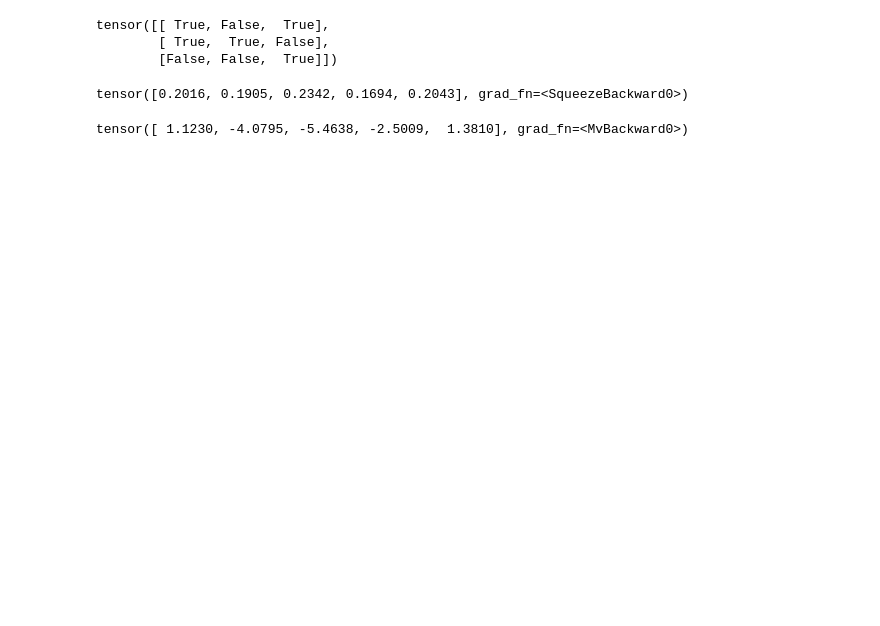
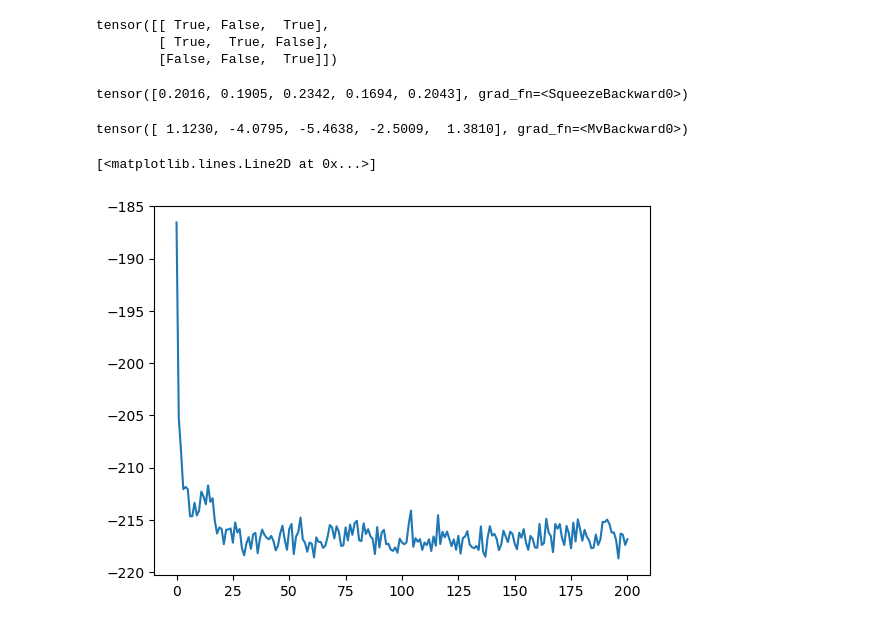
Before and after one commit to stecrotti/Aptamer2025py, a Jupyter notebook: models/scripting.ipynb, the cells around one changed output. Saved outputs shown, nothing was run; the diff lists cells and outputs as text; code cells hidden in the pictures; blank space fills up the shorter version.

Commit message:
metropolis seems to work

```diff
--- a/models/scripting.ipynb
+++ b/models/scripting.ipynb
@@ -89,6 +92,9 @@ class Potts(EnergyModel):
         coupling_term = torch.sum(x_flat * (x_flat @ couplings_flat), dim=1)
         return - bias_term - 0.5 * coupling_term
 
+    def forward(self, x):
+        return self.compute_energy(x)
+
     def set_zerosum_gauge(self):
         h = self.h
         self.h = h - h.mean(dim=1, keepdim=True)
@@ -405,0 +454,37 @@ for t in range(2):
+# %%
+q = 4
+L = 45
+
+k = torch.randn(L, q)
+h = torch.randn(L, q)
+J = torch.randn(L, q, L, q)
+
+round_tree = RoundTree(n_modes=2)
+round_tree.add_node(-1, torch.BoolTensor([1, 0]))
+round_tree.add_node(0, torch.BoolTensor([1, 0]))
+
+Ns0 = IndepSites(k)
+potts = Potts(J, h)
+ps = MultiModeDistribution(potts, InfiniteEnergy(), normalized=False)
+Nst = MultiRoundDistribution(Ns0, ps, round_tree)
+
+M = 10
+x_ = torch.randint(q, (M, L))
+x = one_hot(x_, num_classes=q)
+# %%
+chains = torch.zeros(M, L, q)
+chains[:, :, 0] = 1
+
+def compute_energy(x):
+    return Nst.compute_energy_up_to_round(x, 0)
+
+chains = metropolis_step_uniform_sites(chains, compute_energy)
+chains = sample_metropolis_uniform_sites(chains, compute_energy, n_sweeps=10)
+# %%
+from tqdm import tqdm
+
+energies = [compute_energy(chains).mean().detach().numpy()]
+N = 200
+for i_ in tqdm(range(N)):
+    chains = sample_metropolis_uniform_sites(chains, compute_energy, n_sweeps=1)
+    energies.append(compute_energy(chains).mean().detach().numpy())
@@ -405,0 +495,7 @@ for t in range(2):
+# %%
+import matplotlib.pyplot as plt
+plt.plot(energies)
+# plt.axhline(y=avg_en.detach().numpy(), color='r')
+# %% [output]
+[<matplotlib.lines.Line2D at 0x...>]
+[figure, added]
```
Also changed, not shown: parts of 7 cells of this notebook.
